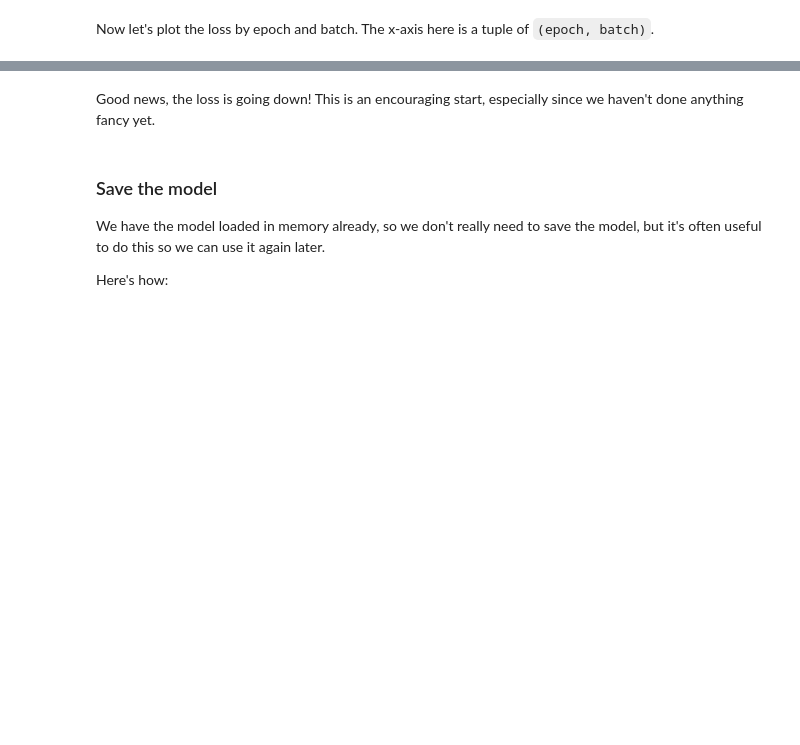
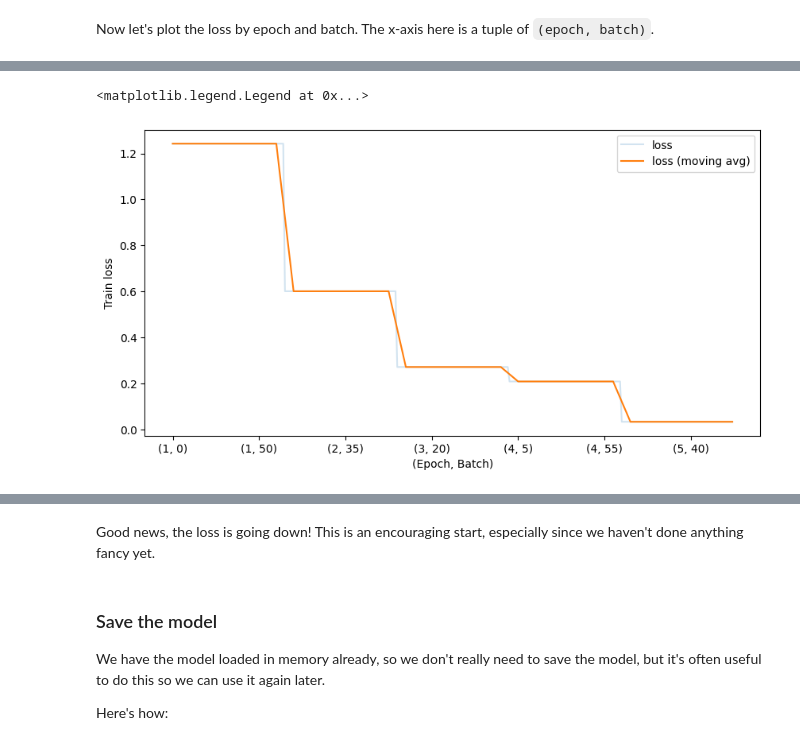
Before and after one commit to dominikhoeing/ds-capstone-project, a Jupyter notebook: notebooks/benchmark.ipynb, the cells around one changed output, grey strips where cells are left out. Saved outputs shown, nothing was run; the diff lists cells and outputs as text; code cells hidden in the pictures; blank space fills up the shorter version.

```diff
--- a/notebooks/benchmark.ipynb
+++ b/notebooks/benchmark.ipynb
@@ -415,0 +454,14 @@ plt.legend(loc=0)
+# %%
+train_loss = pd.Series(val_loss)
+
+plt.figure(figsize=(10, 5))
+train_loss.plot(alpha=0.2, label="loss")
+train_loss.rolling(center=True, min_periods=1, window=10).mean().plot(
+    label="loss (moving avg)"
+)
+plt.xlabel("(Epoch, Batch)")
+plt.ylabel("Train loss")
+plt.legend(loc=0)
+# %% [output]
+<matplotlib.legend.Legend at 0x...>
+[figure, added]
```
Also changed, not shown: parts of 23 cells of this notebook.
